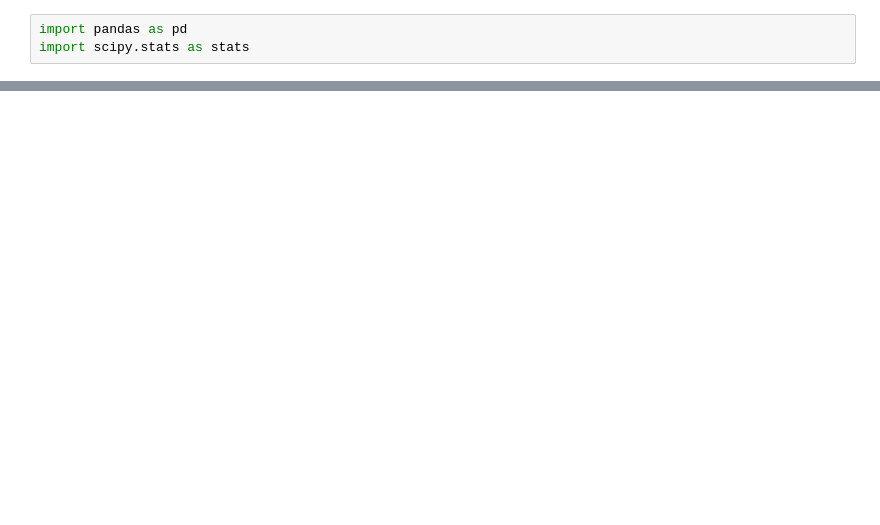
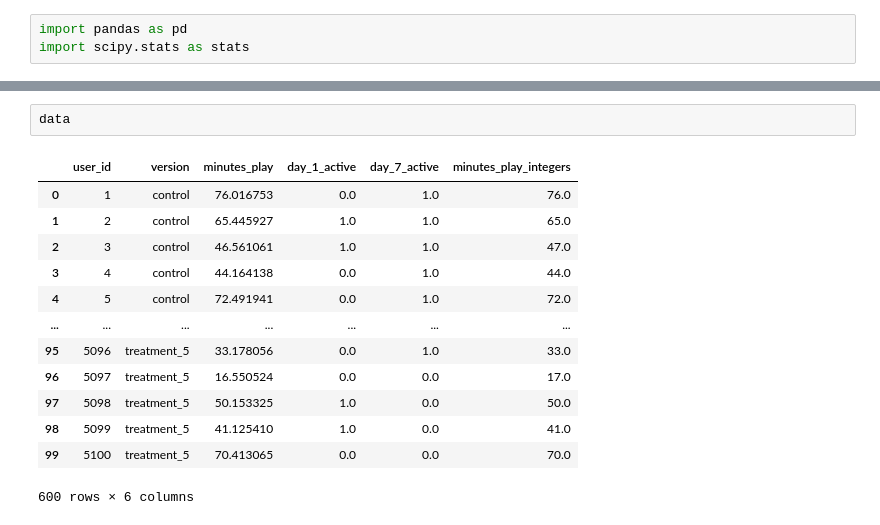
Before and after one commit to madanela/Marketing-Analytics, a Jupyter notebook: DataGeneration.ipynb, the cells around one changed output, grey strips where cells are left out. Drawn from its saved outputs; the diff is of its cells as text; blank space fills up the shorter version.

```diff
--- a/DataGeneration.ipynb
+++ b/DataGeneration.ipynb
@@ -78,0 +136,16 @@ print(np.round(aov_table,4))
+# %%
+data
+# %% [output]
+|  | user_id | version | minutes_play | day_1_active | day_7_active | minutes_play_integers |
+| 0 | 1 | control | 76.016753 | 0.0 | 1.0 | 76.0 |
+| 1 | 2 | control | 65.445927 | 1.0 | 1.0 | 65.0 |
+| 2 | 3 | control | 46.561061 | 1.0 | 1.0 | 47.0 |
+| 3 | 4 | control | 44.164138 | 0.0 | 1.0 | 44.0 |
+| 4 | 5 | control | 72.491941 | 0.0 | 1.0 | 72.0 |
+| ... | ... | ... | ... | ... | ... | ... |
+| 95 | 5096 | treatment_5 | 33.178056 | 0.0 | 1.0 | 33.0 |
+| 96 | 5097 | treatment_5 | 16.550524 | 0.0 | 0.0 | 17.0 |
+| 97 | 5098 | treatment_5 | 50.153325 | 1.0 | 0.0 | 50.0 |
+| 98 | 5099 | treatment_5 | 41.125410 | 1.0 | 0.0 | 41.0 |
+| 99 | 5100 | treatment_5 | 70.413065 | 0.0 | 0.0 | 70.0 |
+600 rows × 6 columns
```
Also changed, not shown: parts of 17 cells of this notebook.
